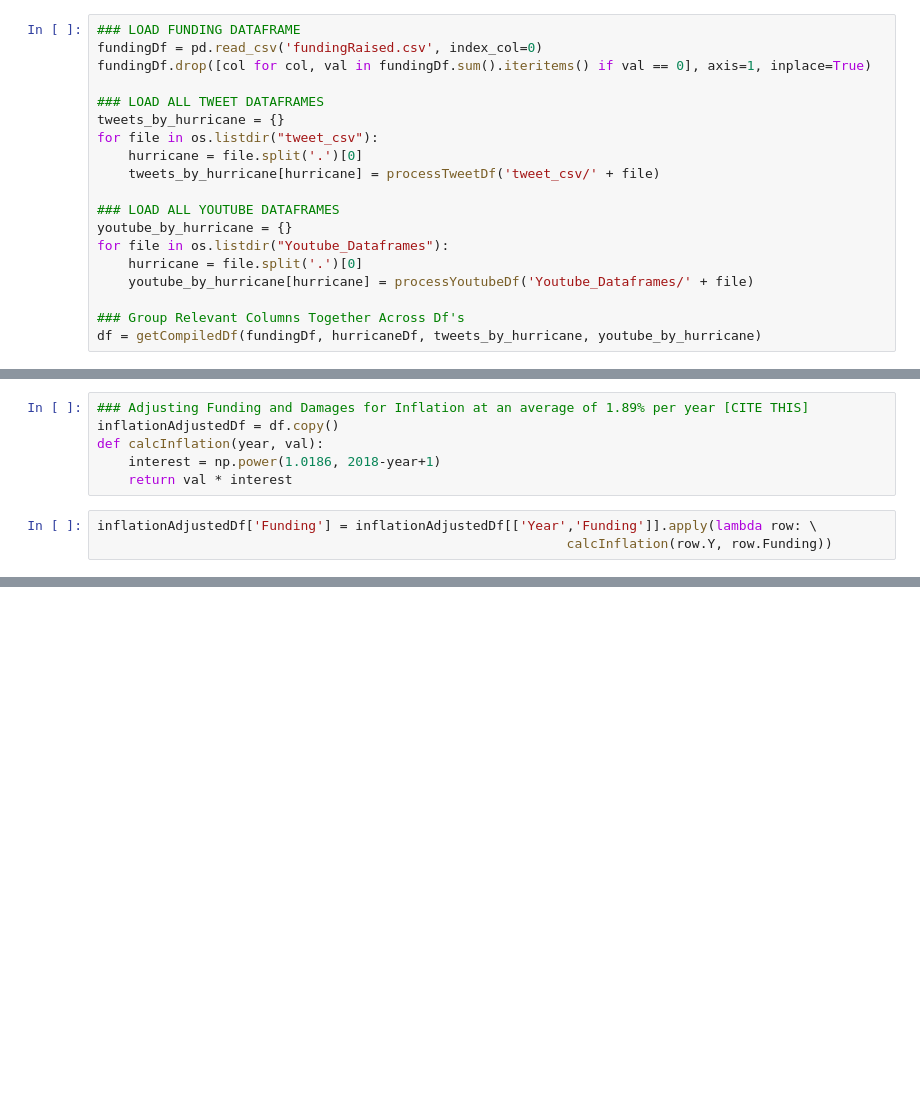
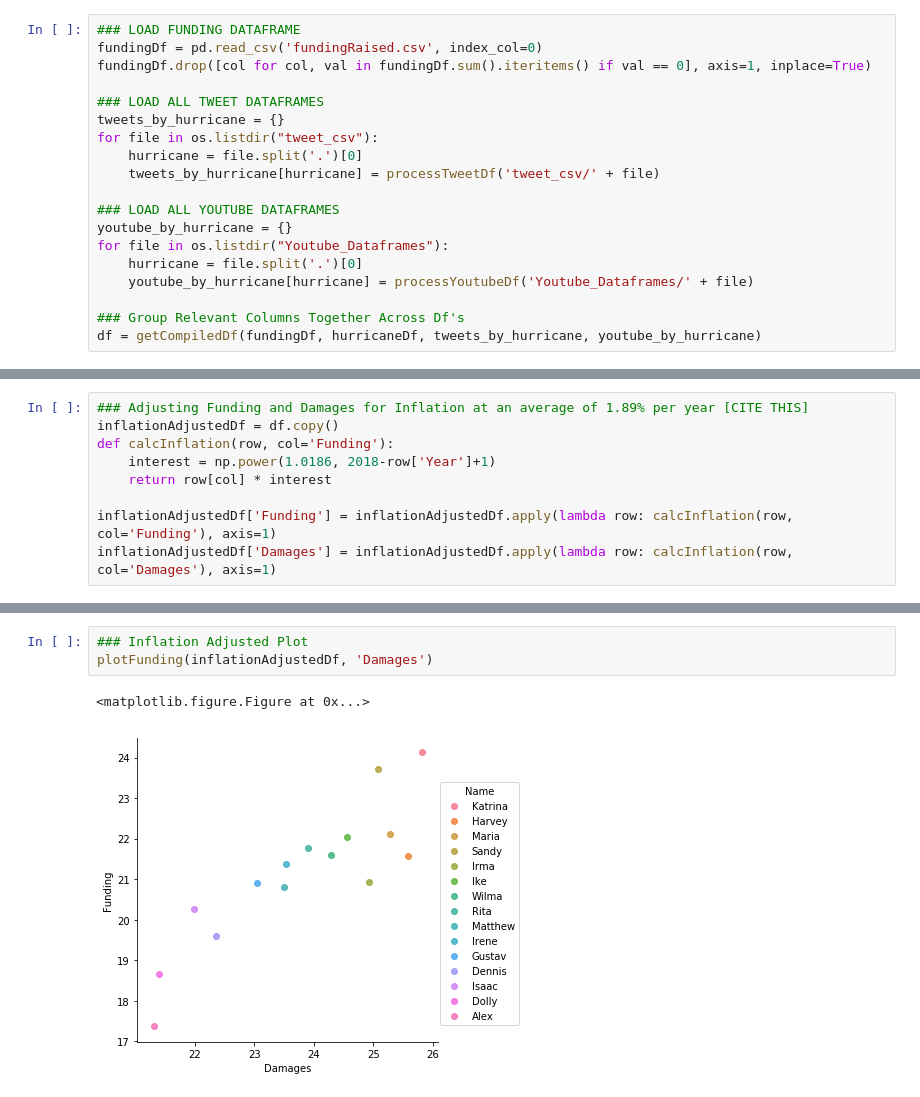
Before and after one commit to simralc/disaster-analysis, a Jupyter notebook: Data_Analytics_Sunil.ipynb, the cells around one changed output, grey strips where cells are left out. Saved outputs shown, nothing was run; the diff lists cells and outputs as text; blank space fills up the shorter version.

Commit message:
Created More Plots

```diff
--- a/Data_Analytics_Sunil.ipynb
+++ b/Data_Analytics_Sunil.ipynb
@@ -136,9 +168,9 @@ plt.show()
 # %%
 ### Adjusting Funding and Damages for Inflation at an average of 1.89% per year [CITE THIS]
 inflationAdjustedDf = df.copy()
-def calcInflation(year, val):
-    interest = np.power(1.0186, 2018-year+1)
-    return val * interest
+def calcInflation(row, col='Funding'):
+    interest = np.power(1.0186, 2018-row['Year']+1)
+    return row[col] * interest
+
+inflationAdjustedDf['Funding'] = inflationAdjustedDf.apply(lambda row: calcInflation(row, col='Funding'), axis=1)
+inflationAdjustedDf['Damages'] = inflationAdjustedDf.apply(lambda row: calcInflation(row, col='Damages'), axis=1)
-# %%
-inflationAdjustedDf['Funding'] = inflationAdjustedDf[['Year','Funding']].apply(lambda row: \
-                                                            calcInflation(row.Y, row.Funding))
@@ -167,0 +183,6 @@ inflationAdjustedDf
+# %%
+### Inflation Adjusted Plot
+plotFunding(inflationAdjustedDf, 'Damages')
+# %% [output]
+<matplotlib.figure.Figure at 0x...>
+[figure, added]
```
Also changed, not shown: parts of 10 cells of this notebook.
